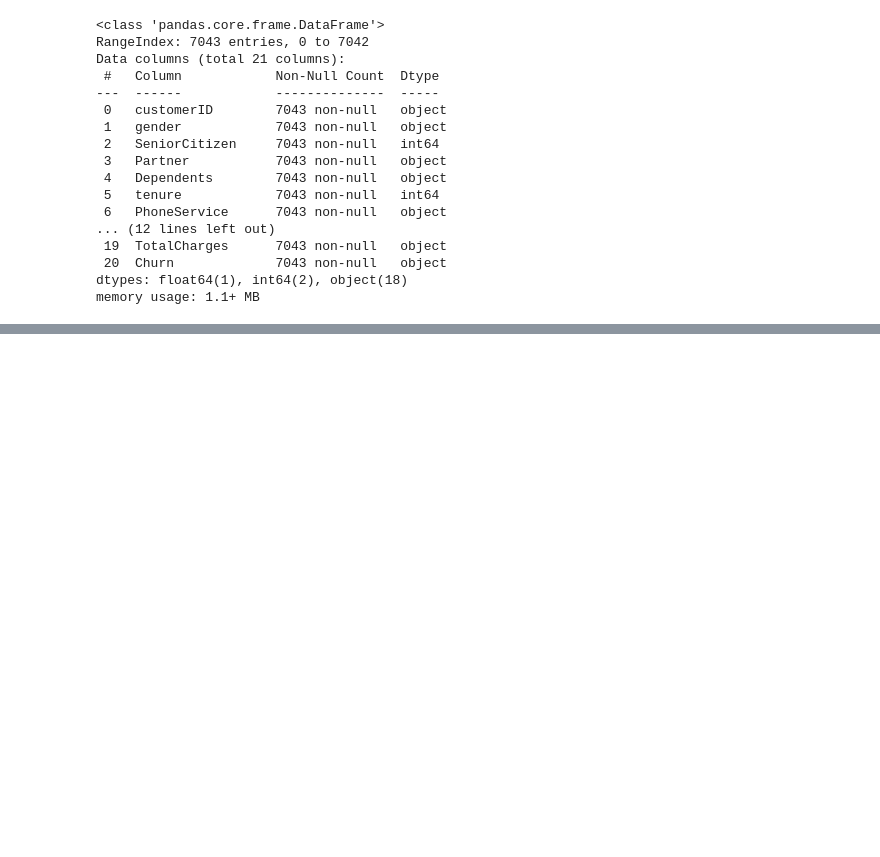
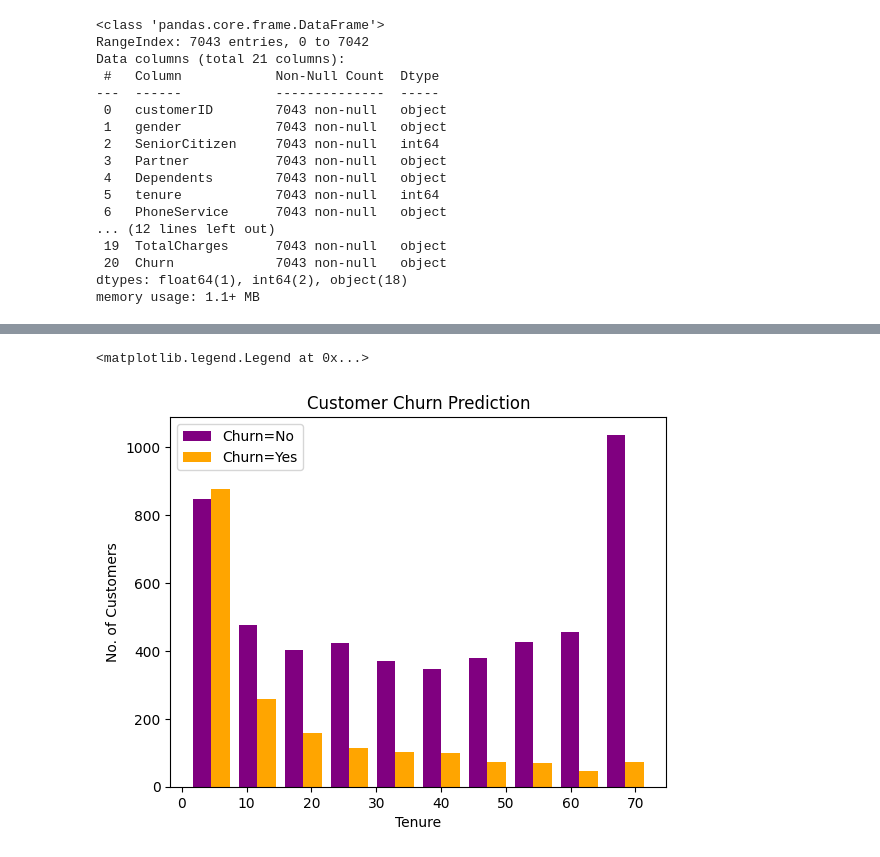
Before and after one commit to manoharpavuluri/dl-telco-customer-churn, a Jupyter notebook: Customer_churn.ipynb, the cells around one changed output, grey strips where cells are left out. Saved outputs shown, nothing was run; the diff lists cells and outputs as text; code cells hidden in the pictures; blank space fills up the shorter version.

```diff
--- a/Customer_churn.ipynb
+++ b/Customer_churn.ipynb
@@ -118,0 +120,5 @@ Name: TotalCharges, Length: 7043, dtype: bool
+# %%
+# lets drop the 11 rows with null value in totalcharges. dropping 11 out of 7043 is not a hugething.
+
+df1 = df[df.TotalCharges!=' ']
+df1.shape
@@ -118,0 +127,2 @@ Name: TotalCharges, Length: 7043, dtype: bool
+# %%
+df1.TotalCharges = pd.to_numeric(df1.TotalCharges)
@@ -118,0 +150,14 @@ Name: TotalCharges, Length: 7043, dtype: bool
+# %%
+tenure_churn_no = df1[df1.Churn == 'No'].tenure
+tenure_churn_yes = df1[df1.Churn == 'Yes'].tenure
+
+plt.title('Customer Churn Prediction')
+plt.xlabel('Tenure')
+plt.ylabel('No. of Customers')
+
+
+plt.hist([tenure_churn_no,tenure_churn_yes], color = ['purple', 'orange'], label=['Churn=No', 'Churn=Yes'],)
+plt.legend()
+# %% [output]
+<matplotlib.legend.Legend at 0x...>
+[figure, added]
```
Also changed, not shown: parts of 21 cells of this notebook.
